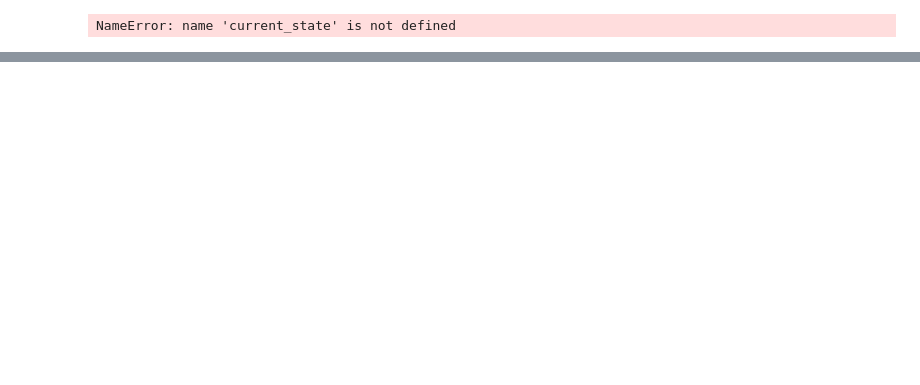
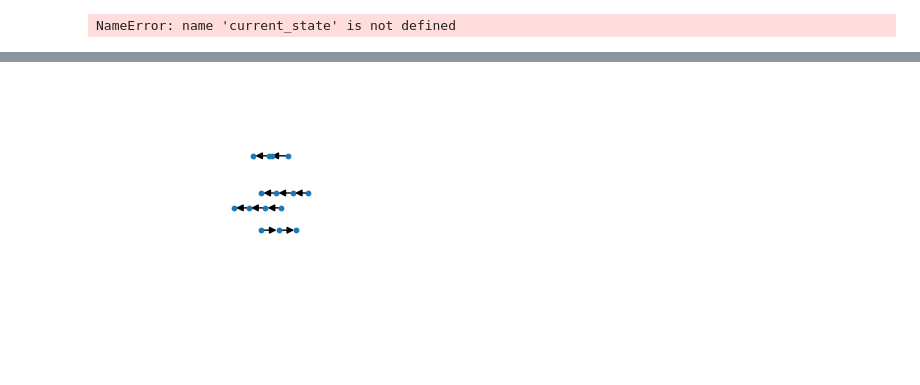
Before and after one commit to flowersteam/adtool, a Jupyter notebook: examples/wphysics/debug.ipynb, the cells around one changed output, grey strips where cells are left out. Cells and saved outputs as stored; diff of their text form; code cells hidden in the pictures; blank space fills up the shorter version.

```diff
--- a/examples/wphysics/debug.ipynb
+++ b/examples/wphysics/debug.ipynb
@@ -280,0 +313,36 @@ pos = graphviz_layout(G, prog="sfdp")
+# %%
+import matplotlib.pyplot as plt
+import networkx as nx
+from networkx.drawing.nx_agraph import graphviz_layout
+
+# Assume G is your NetworkX graph object
+# If you don't have a graph, you can create a sample one:
+# G = nx.random_geometric_graph(20, 0.2)
+
+# Create figure and axis
+fig, ax = plt.subplots(figsize=(3, 3))
+
+# Remove axis
+ax.set_axis_off()
+
+# Create a smaller axes object
+# The dimensions are in figure coordinates (0 to 1)
+# Here we're creating a square that's 10% of the figure size with equal margins
+graph_ax = fig.add_axes([0.45, 0.45, 0.3, 0.3])
+
+# Generate layout
+pos = graphviz_layout(G, prog="sfdp")
+
+# Draw the graph
+nx.draw(G, pos, ax=graph_ax, node_size=10, with_labels=False)
+
+# Remove axis from the graph subplot
+graph_ax.set_axis_off()
+
+# Adjust the layout to prevent clipping
+plt.tight_layout()
+
+# Show the plot
+plt.show()
+# %% [output]
+[figure, added]
```
Also changed, not shown: parts of 8 cells of this notebook, 21 other files.
